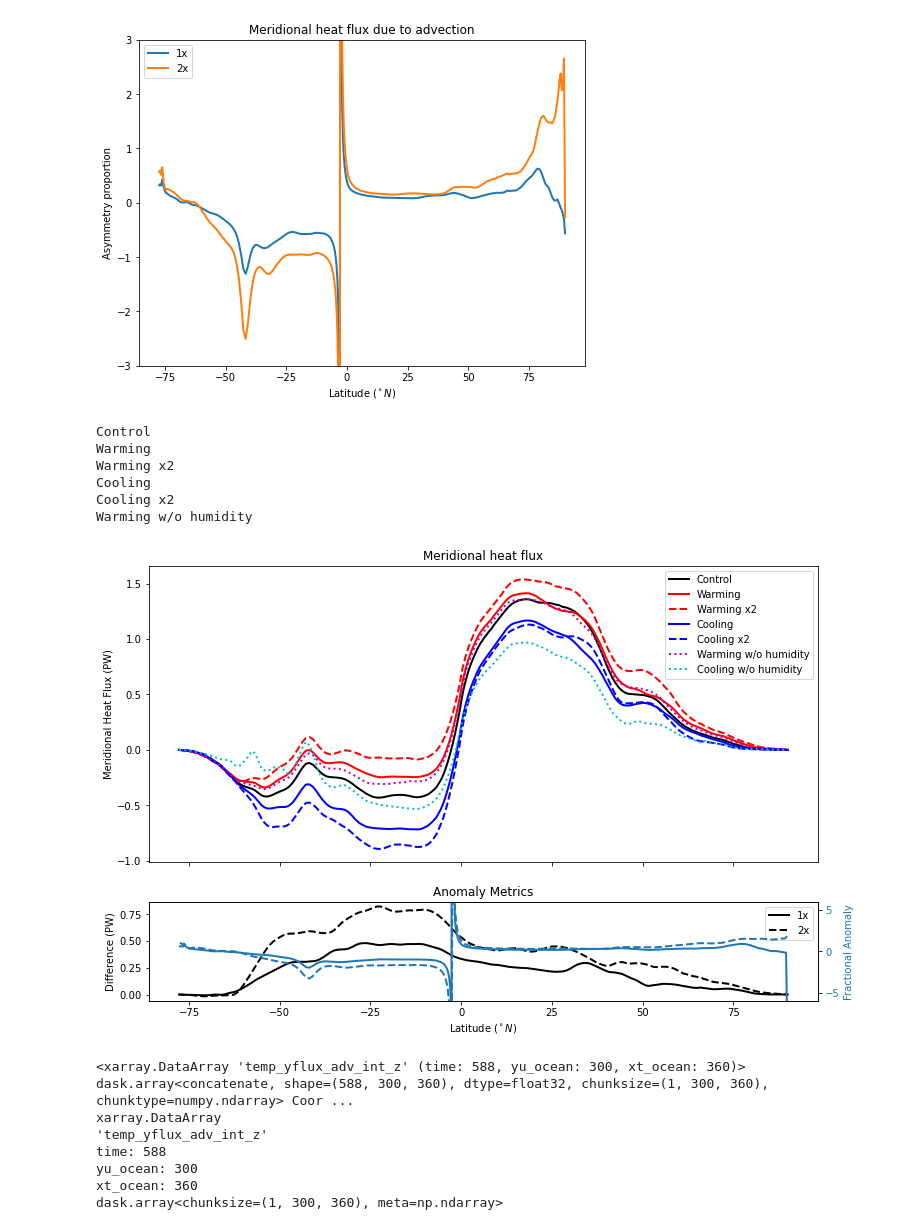
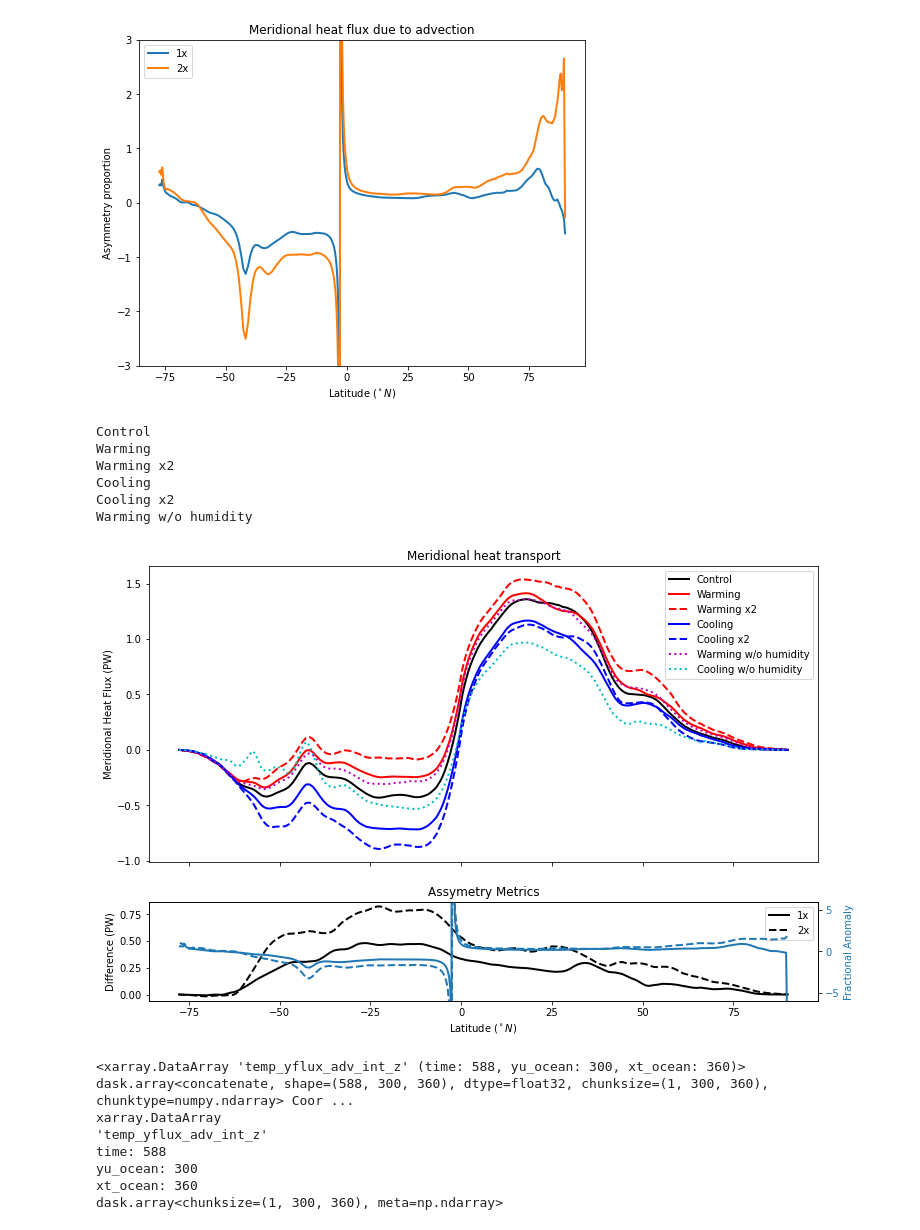
Before and after one commit to claireyung/unsw_clex_project_files, a Jupyter notebook: overturning.ipynb, the cells around one changed output. Saved outputs shown, nothing was run; the diff lists cells and outputs as text; code cells hidden in the pictures.

```diff
--- a/overturning.ipynb
+++ b/overturning.ipynb
@@ -84,8 +88,10 @@ Text(0, 0.5, 'Overturning (Sv)')
 # %%
 %%time
-keys = ['Control','Warming','Warming x2','Cooling','Cooling x2','Cooling NA', 'Cooling SO','Warming NA', 'Warming SO', 'Cooling PI', 'Warming PI']
-colors = {'Control': 'k','Warming': 'r','Warming x2': 'r','Cooling':'b','Cooling x2':'b', 'Cooling NA':'c', 'Cooling SO':'c','Warming NA':'m','Warming SO':'m','Cooling PI':'c','Warming PI':'m'}
-linestyles = {'Control': '-','Warming': '-','Warming x2': '--','Cooling':'-','Cooling x2':'--', 'Cooling NA':'-', 'Cooling SO':'--','Warming NA':'-','Warming SO':'--','Warming PI':'dotted','Cooling PI':'dotted'}
+keys = ['Control','Warming','Warming x2','Cooling','Cooling x2','Cooling NA', 'Cooling SO','Warming NA', 'Warming SO', 'Cooling PI', 'Warming PI', 'Cooling IP', 'Warming IP', 'Cooling SA', 'Warming SA']
+colors = {'Control': 'k','Warming': 'r','Warming x2': 'r','Cooling':'b','Cooling x2':'b', 'Cooling NA':'c', 'Cooling SO':'c','Warming NA':'m','Warming SO':'m','Cooling PI':'c','Warming PI':'m',
+         'Cooling IP':'cornflowerblue','Warming IP':'orangered','Cooling SA':'cornflowerblue','Warming SA':'orangered'}
+linestyles = {'Control': '-','Warming': '-','Warming x2': '--','Cooling':'-','Cooling x2':'--', 'Cooling NA':'-', 'Cooling SO':'--','Warming NA':'-','Warming SO':'--','Warming PI':'dotted',
+              'Cooling PI':'dotted','Cooling IP':'-','Warming IP':'-','Cooling SA':'--','Warming SA':'--' }
 start_time = '2900-01-01'
 plt.figure(figsize=(10,5))
 for ekey in keys:
@@ -127,0 +138,32 @@ Text(0, 0.5, 'Overturning (Sv)')
+# %%
+%%time
+keys = ['Cooling NA', 'Warming NA', 'Cooling SO','Warming SO','Cooling IP', 'Warming IP', 'Cooling SA', 'Warming SA','Cooling','Warming','Control']
+colors = {'Control': 'k','Warming': 'r','Warming x2': 'r','Cooling':'b','Cooling x2':'b', 'Cooling NA':'midnightblue', 'Cooling SO':'c','Warming NA':'maroon','Warming SO':'m','Cooling PI':'c','Warming PI':'m',
+         'Cooling IP':'cornflowerblue','Warming IP':'orange','Cooling SA':'dodgerblue','Warming SA':'lightcoral'}
+linestyles = {'Control': '-','Warming': '-','Warming x2': '--','Cooling':'-','Cooling x2':'--', 'Cooling NA':'--', 'Cooling SO':'--','Warming NA':'--','Warming SO':'--','Warming PI':'dotted',
+              'Cooling PI':'dotted','Cooling IP':'--','Warming IP':'--','Cooling SA':'--','Warming SA':'--' }
+start_time = '2900-01-01'
+end_time = '2950-01-01'
+plt.figure(figsize=(10,5))
+for ekey in keys:
+    expt = exptdict[ekey]['expt']
+    print(expt)
+    var = cc.querying.getvar(expt,'ty_trans_rho',session,start_time = start_time,end_time = end_time, ncfile = 'ocean.nc' )
+    psi_amoc = var.sel(grid_xt_ocean=slice(-103,-5)).sum('grid_xt_ocean').sel(method='Nearest',grid_yu_ocean=26)*1.0e-9
+    psi_amoc_sum = psi_amoc.cumsum('potrho') - psi_amoc.sum('potrho')
+
+    try:
+        var2 = cc.querying.getvar(expt,'ty_trans_rho_gm',session,start_time = start_time,end_time = end_time, ncfile = 'ocean.nc')
+        psi_amoc_gm = var2.sel(grid_xt_ocean=slice(-103,-5)).sum('grid_xt_ocean').sel(method='Nearest',grid_yu_ocean=26)*1.0e-9
+        psi_amoc_sum = psi_amoc_sum + psi_amoc_gm
+    except:
+        print('GM term not found')
+
+    psi_amoc_sum = psi_amoc_sum.sel(potrho=slice(1035.5,None)).max('potrho').resample(time='Y').mean()
+    psi_amoc_sum.plot(label=ekey,color=colors[ekey], linestyle = linestyles[ekey])
+xlims = plt.xlim()
+#plt.plot(xlims,[17.2,17.2],'--k',label='RAPID (McCarthy et al. 2015)')
+plt.legend(fancybox=True, framealpha=1, shadow=True, borderpad=1,bbox_to_anchor=(1, 0.5),loc = 'center left')
+plt.title('AMOC Cell at 26N for perturbations of different basins')
+plt.ylabel('Overturning (Sv)')
+plt.savefig('figures/AMOCbasin',dpi = 600)
@@ -494,7 +551,7 @@ latv = cc.querying.getvar(expt2, 'yu_ocean',session, n=1).load()
 hand = axes[0].plot(latv,MHF/1.e15,linewidth=2, label='Cooling w/o humidity', color = 'c', linestyle = 'dotted')
 axes[0].set_ylabel('Meridional Heat Flux (PW)')
 axes[0].legend()
-axes[0].set_title('Meridional heat flux')
+axes[0].set_title('Meridional heat transport')
 
 ax2 = axes[1].twinx()
 
@@ -504,35 +561,36 @@ ekey = keys[1]
 latvw, MHFw = find_MHF_intz(ekey)
 ekey = keys[3]
 latvc, MHFc = find_MHF_intz(ekey)
 hand = axes[1].plot(latv,(MHFw-MHFc)/1.e15,linewidth=2, label='1x', color = 'k')
 hand = ax2.plot(latv,(MHFw-MHFc)*2/(MHFw+MHFc),linewidth=2, color = 'tab:blue')
 
 ekey = keys[0]
 latv, MHFc = find_MHF_intz(ekey)
 ekey = keys[2]
 latvw, MHFw = find_MHF_intz(ekey)
 ekey = keys[4]
 latvc, MHFc = find_MHF_intz(ekey)
 hand = axes[1].plot(latv,(MHFw-MHFc)/1.e15,linewidth=2, label='2x',color = 'k', linestyle = '--')
 hand = ax2.plot(latv,(MHFw-MHFc)*2/(MHFw+MHFc),linewidth=2, color = 'tab:blue',linestyle = '--')
 
 axes[1].set_ylabel('Difference (PW)')
 axes[1].legend()
-axes[1].set_title('Anomaly Metrics')
+axes[1].set_title('Assymetry Metrics')
 axes[1].set_xlabel('Latitude $(^\circ N)$')
 
 color = 'tab:blue'
 ax2.set_ylabel('Fractional Anomaly', color=color)# we already handled the x-label with ax1
 ax2.set_ylim(-6,6)
 ax2.tick_params(axis='y', labelcolor=color)
+plt.savefig('figures/MHT',dpi = 600)
 # %% [output]
 Control
 Warming
 Warming x2
 Cooling
 Cooling x2
 Warming w/o humidity
-[figure, old version]
+[figure, new version]
 # %%
 temp_yflux_adv_combined
 # %% [output]
```
Also changed, not shown: parts of 8 cells of this notebook, 9 other files.
